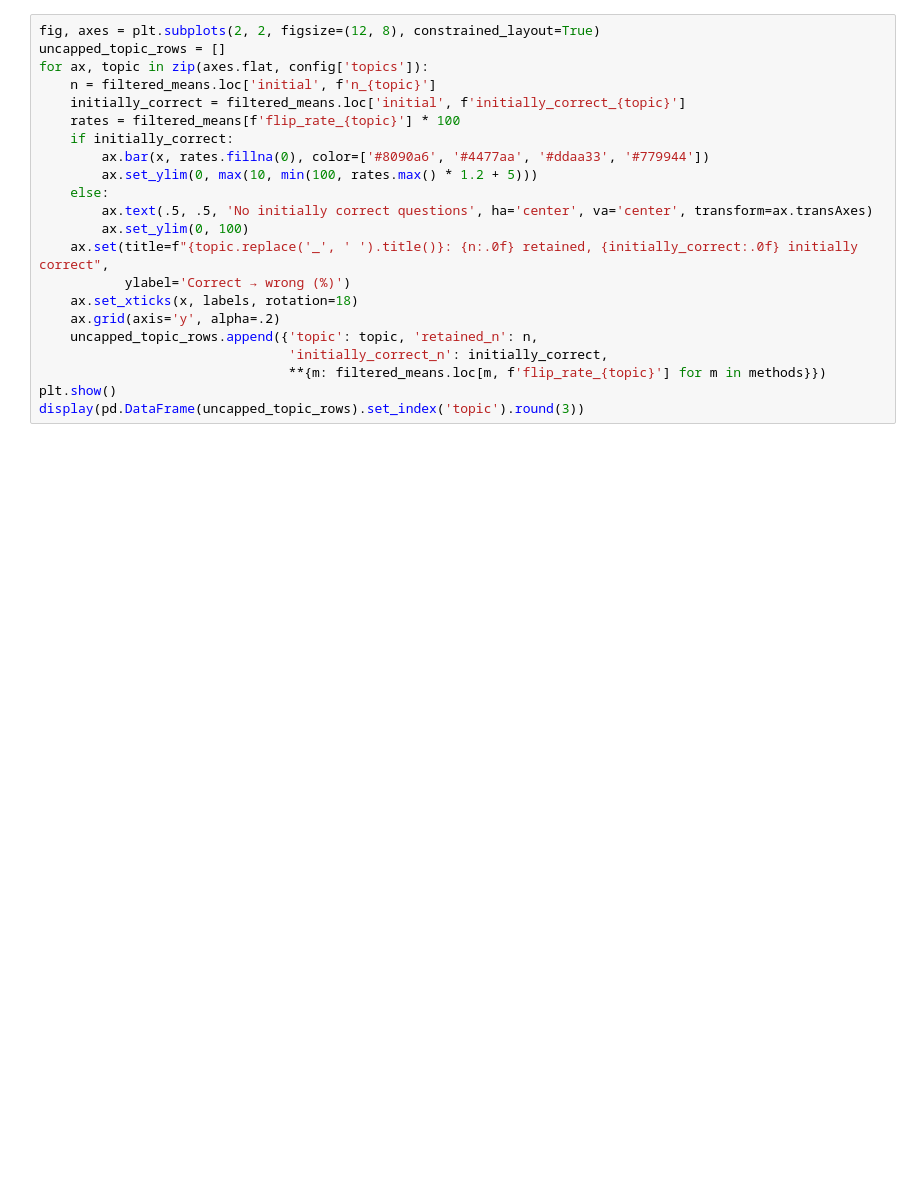
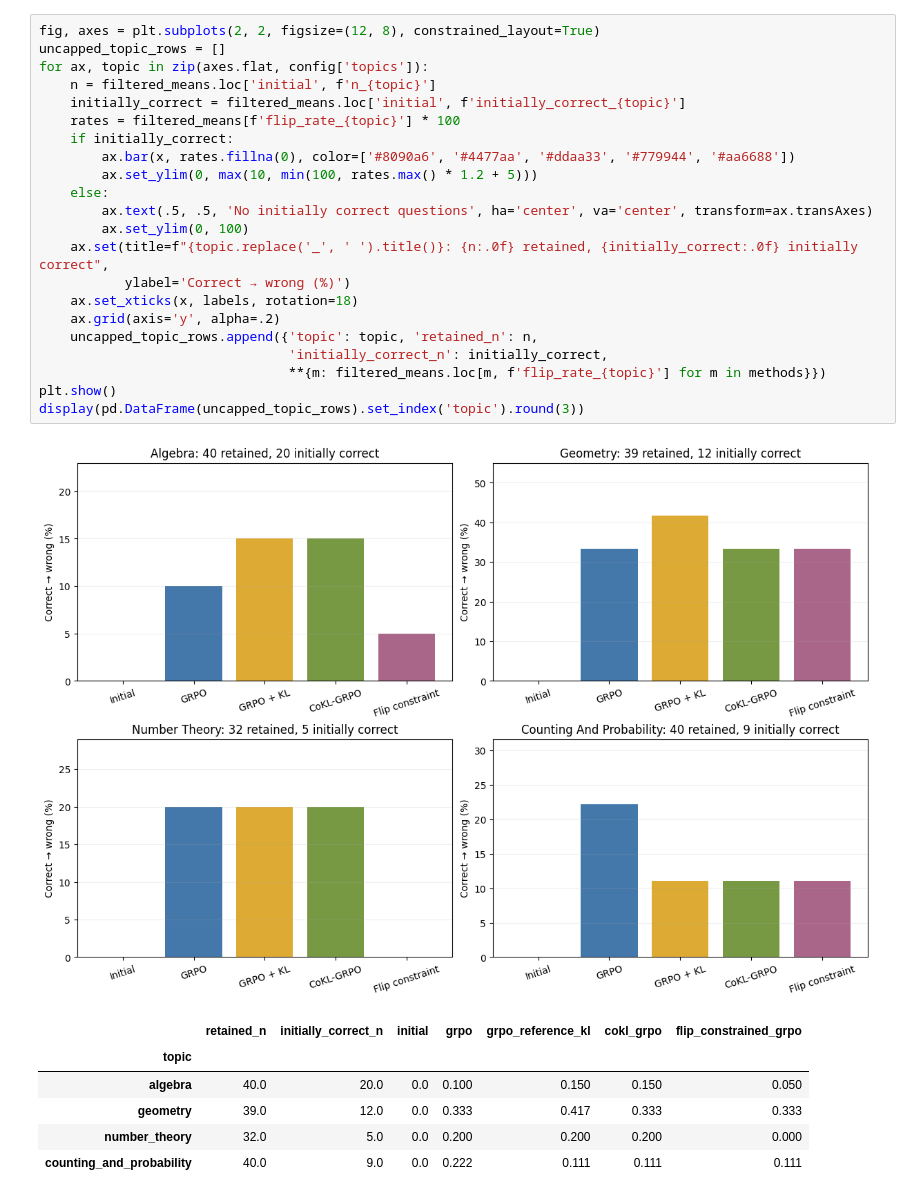
Before and after one commit to longbui125/UNDONE-MATH-post-training-with-a-flip-rate-constraint, a Jupyter notebook: visualize_results.ipynb, the cells around one changed output. Saved outputs shown, nothing was run; the diff lists cells and outputs as text; blank space fills up the shorter version.

```diff
--- a/visualize_results.ipynb
+++ b/visualize_results.ipynb
@@ -151,22 +200,30 @@ display(filtered[['seed', 'method', 'shared_n', 'accuracy', 'correct_to_wrong',
 # %%
 fig, axes = plt.subplots(2, 2, figsize=(12, 8), constrained_layout=True)
 uncapped_topic_rows = []
 for ax, topic in zip(axes.flat, config['topics']):
     n = filtered_means.loc['initial', f'n_{topic}']
     initially_correct = filtered_means.loc['initial', f'initially_correct_{topic}']
     rates = filtered_means[f'flip_rate_{topic}'] * 100
     if initially_correct:
-        ax.bar(x, rates.fillna(0), color=['#8090a6', '#4477aa', '#ddaa33', '#779944'])
+        ax.bar(x, rates.fillna(0), color=['#8090a6', '#4477aa', '#ddaa33', '#779944', '#aa6688'])
         ax.set_ylim(0, max(10, min(100, rates.max() * 1.2 + 5)))
     else:
         ax.text(.5, .5, 'No initially correct questions', ha='center', va='center', transform=ax.transAxes)
         ax.set_ylim(0, 100)
     ax.set(title=f"{topic.replace('_', ' ').title()}: {n:.0f} retained, {initially_correct:.0f} initially correct",
            ylabel='Correct → wrong (%)')
     ax.set_xticks(x, labels, rotation=18)
     ax.grid(axis='y', alpha=.2)
     uncapped_topic_rows.append({'topic': topic, 'retained_n': n,
                                 'initially_correct_n': initially_correct,
                                 **{m: filtered_means.loc[m, f'flip_rate_{topic}'] for m in methods}})
 plt.show()
 display(pd.DataFrame(uncapped_topic_rows).set_index('topic').round(3))
+# %% [output]
+[figure, added]
+|  | retained_n | initially_correct_n | initial | grpo | grpo_reference_kl | cokl_grpo | flip_constrained_grpo |
+| topic |  |  |  |  |  |  |  |
+| algebra | 40.0 | 20.0 | 0.0 | 0.100 | 0.150 | 0.150 | 0.050 |
+| geometry | 39.0 | 12.0 | 0.0 | 0.333 | 0.417 | 0.333 | 0.333 |
+| number_theory | 32.0 | 5.0 | 0.0 | 0.200 | 0.200 | 0.200 | 0.000 |
+| counting_and_probability | 40.0 | 9.0 | 0.0 | 0.222 | 0.111 | 0.111 | 0.111 |
```
Also changed, not shown: parts of 8 cells of this notebook, 20 other files.
